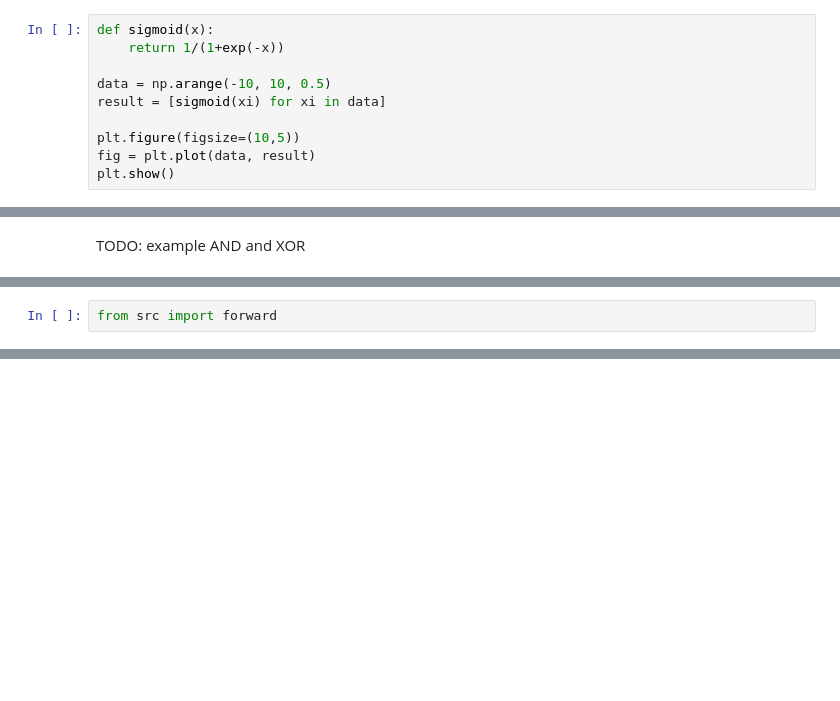
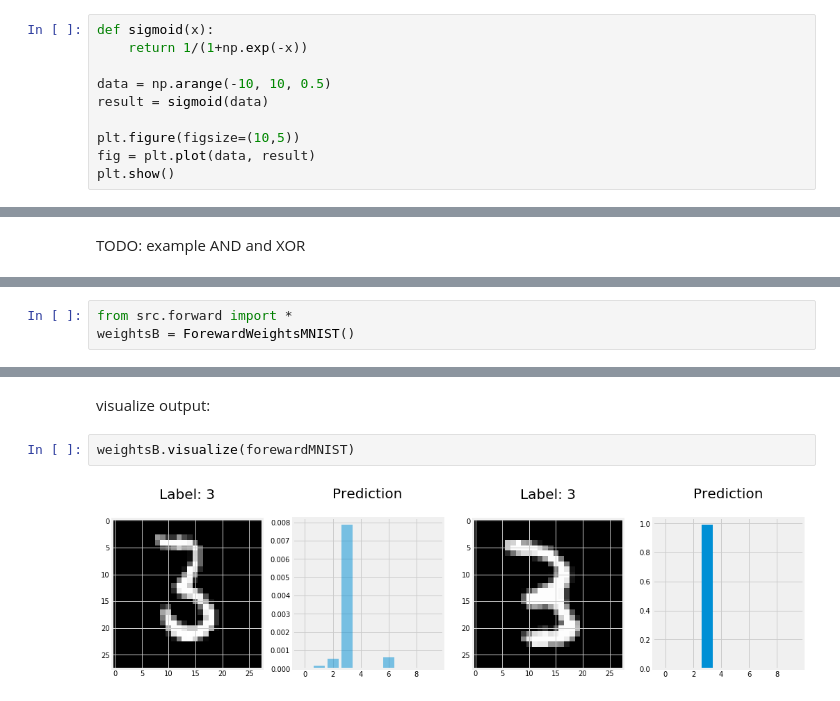
Before and after one commit to hackundsoehne/2018-DL-HandsOn, a Jupyter notebook: Basics/notebooks/2-Foreward-Propagation-solution.ipynb, the cells around one changed output, grey strips where cells are left out. Drawn from its saved outputs; the diff is of its cells as text; blank space fills up the shorter version.

```diff
--- a/Basics/notebooks/2-Foreward-Propagation-solution.ipynb
+++ b/Basics/notebooks/2-Foreward-Propagation-solution.ipynb
@@ -61,10 +61,10 @@ plt.show()
  $lim_{x\to - \infty} f(x) \rightarrow 0$.
 # %%
 def sigmoid(x):
-    return 1/(1+exp(-x))
+    return 1/(1+np.exp(-x))
 
 data = np.arange(-10, 10, 0.5)
-result = [sigmoid(xi) for xi in data]
+result = sigmoid(data)
 
 plt.figure(figsize=(10,5))
 fig = plt.plot(data, result)
@@ -104,2 +133,3 @@ TODO: example AND and XOR
 # %%
-from src import forward
+from src.forward import *
+weightsB = ForewardWeightsMNIST()
@@ -105,0 +164,6 @@ from src import forward
+# %% [markdown]
+visualize output:
+# %%
+weightsB.visualize(forewardMNIST)
+# %% [output]
+[figure, added]
```
Also changed, not shown: parts of 13 cells of this notebook, 4 other files.
